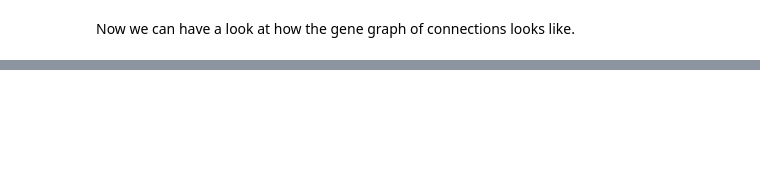
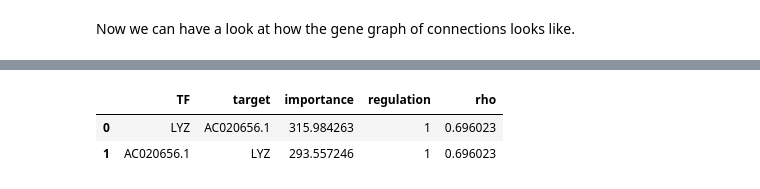
Before and after one commit to masyahook/scGRN, a Jupyter notebook: jupyter/GRN_inference.ipynb, the cells around one changed output, grey strips where cells are left out. Cells and saved outputs as stored; diff of their text form; code cells hidden in the pictures; blank space fills up the shorter version.

```diff
--- a/jupyter/GRN_inference.ipynb
+++ b/jupyter/GRN_inference.ipynb
@@ -625,18 +677,18 @@ else:
         for data in _FILE_PREFIXES[pat]:
             try:
                 # all
-                grnboost2_meta[pat][data]['graph_all'] = nx.read_gpickle(os.path.join(_DATA_HOME, pat, 'data', 'grnboost2', 'nx_path', f'{data}_cor.gpickle'))
-                grnboost2_meta[pat][data]['full_graph_all'] = nx.read_gpickle(os.path.join(_DATA_HOME, pat, 'data', 'grnboost2', 'nx_path', f'{data}_cor_filtered.gpickle'))
+                grnboost2_meta[pat][data]['graph_all'] = nx.read_gpickle(os.path.join(_DATA_HOME, pat, 'data', 'grnboost2', 'nx_graph', f'{data}_cor.gpickle'))
+                grnboost2_meta[pat][data]['full_graph_all'] = nx.read_gpickle(os.path.join(_DATA_HOME, pat, 'data', 'grnboost2', 'nx_graph', f'{data}_cor_filtered.gpickle'))
                 # TF
-                grnboost2_meta[pat][data]['full_graph_TF'] = nx.read_gpickle(os.path.join(_DATA_HOME, pat, 'data', 'grnboost2', 'nx_path', f'{data}_TF_cor.gpickle'))
-                grnboost2_meta[pat][data]['graph_TF'] = nx.read_gpickle(os.path.join(_DATA_HOME, pat, 'data', 'grnboost2', 'nx_path', f'{data}_TF_cor_filtered.gpickle'))
+                grnboost2_meta[pat][data]['full_graph_TF'] = nx.read_gpickle(os.path.join(_DATA_HOME, pat, 'data', 'grnboost2', 'nx_graph', f'{data}_TF_cor.gpickle'))
+                grnboost2_meta[pat][data]['graph_TF'] = nx.read_gpickle(os.path.join(_DATA_HOME, pat, 'data', 'grnboost2', 'nx_graph', f'{data}_TF_cor_filtered.gpickle'))
                 # ctx
-                grnboost2_meta[pat][data]['full_graph_ctx'] = nx.read_gpickle(os.path.join(_DATA_HOME, pat, 'data', 'grnboost2', 'nx_path', f'{data}_TF_ctx.gpickle'))
-                grnboost2_meta[pat][data]['graph_ctx'] = nx.read_gpickle(os.path.join(_DATA_HOME, pat, 'data', 'grnboost2', 'nx_path', f'{data}_TF_ctx_filtered.gpickle'))
+                grnboost2_meta[pat][data]['full_graph_ctx'] = nx.read_gpickle(os.path.join(_DATA_HOME, pat, 'data', 'grnboost2', 'nx_graph', f'{data}_TF_ctx.gpickle'))
+                grnboost2_meta[pat][data]['graph_ctx'] = nx.read_gpickle(os.path.join(_DATA_HOME, pat, 'data', 'grnboost2', 'nx_graph', f'{data}_TF_ctx_filtered.gpickle'))
+                print(colored(data.upper(), 'magenta'))
                 print(f"The graphs contain - {colored('TF', 'red')}: {grnboost2_meta[pat][data]['graph_TF'].number_of_nodes()} nodes and {grnboost2_meta[pat][data]['graph_TF'].number_of_edges()} edges; "
                       f"{colored('ALL', 'red')}: {grnboost2_meta[pat][data]['graph_all'].number_of_nodes()} nodes and {grnboost2_meta[pat][data]['graph_all'].number_of_edges()} edges; "
                       f"{colored('CTX', 'red')}: {grnboost2_meta[pat][data]['graph_ctx'].number_of_nodes()} nodes and {grnboost2_meta[pat][data]['graph_ctx'].number_of_edges()} edges")
-                print()
-            except TypeError:
+            except FileNotFoundError:
                 pass
         print()
@@ -1777,3 +1623,67 @@ for pat in _PATIENTS:
         !python /gpfs/home/bsc08/bsc08890/src/adj_list_to_process.py -f {input_TF} &> /dev/null
         !python /gpfs/home/bsc08/bsc08890/src/adj_list_to_process.py -f {input_ctx} &> /dev/null
         !python /gpfs/home/bsc08/bsc08890/src/adj_list_to_process.py -f {input_all} &> /dev/null
+# %%
+%%time
+
+_PRINT_LOGS = False
+_AVAILABLE_DATAS = {}
+grnboost2_meta = {}
+p_bar = tqdm(_PATIENTS)
+
+for pat in p_bar:
+    p_bar.set_description(f'{pat} patient')
+    grnboost2_meta[pat] = {}
+    _AVAILABLE_DATAS[pat] = {}
+    _AVAILABLE_DATAS[pat]['TF'] = []
+    _AVAILABLE_DATAS[pat]['ctx'] = []
+    _AVAILABLE_DATAS[pat]['all'] = []
+    for fn in _FILE_PREFIXES[pat]:
+        try:
+            input_TF = pd.read_pickle(os.path.join(_DATA_HOME, pat, 'data', 'grnboost2', 'pickle', f'{fn}_TF_cor.pickle'))
+            input_ctx = pd.read_pickle(os.path.join(_DATA_HOME, pat, 'data', 'grnboost2', 'pickle', f'{fn}_TF_ctx.pickle'))
+            _AVAILABLE_DATAS[pat]['TF'].append(fn)
+            _AVAILABLE_DATAS[pat]['ctx'].append(fn)
+        except (FileNotFoundError, pd.errors.EmptyDataError):
+            input_TF = None
+            ctx = None
+            input_ctx = None
+        try:
+            input_all = pd.read_pickle(os.path.join(_DATA_HOME, pat, 'data', 'grnboost2', 'pickle', f'{fn}_cor.pickle'))
+            _AVAILABLE_DATAS[pat]['all'].append(fn)
+        except (FileNotFoundError, pd.errors.EmptyDataError):
+            input_all = None
+        grnboost2_meta[pat][fn] = {
+        'input_TF': input_TF,
+        'input_all': input_all,
+        'filtered_TF': None,
+        'filtered_all': None,
+        'graph_TF': None,
+        'graph_all': None,
+        'full_graph_TF': None,
+        'full_graph_all': None,
+        'input_ctx': input_ctx,
+        'filtered_ctx': None,
+        'graph': None,
+        'full_graph_ctx': None
+        }
+
+if _PRINT_LOGS:
+    for pat in _PATIENTS:
+        print(colored(f'PATIENT: {pat}', 'cyan'))
+        TF_strings, all_strings = [], []
+        for fn, cell_dtype in zip(_FILE_PREFIXES[pat], ['all_data'] + _PATIENT_CELL_TYPES[pat]):
+            TF_strings.append(colored(cell_dtype, 'green' if fn in _AVAILABLE_DATAS[pat]['TF'] else 'red'))
+            all_strings.append(colored(cell_dtype, 'green' if fn in _AVAILABLE_DATAS[pat]['all'] else 'red'))
+        print('TFs')
+        print(', '.join(TF_strings))
+        print('All genes')
+        print(', '.join(all_strings))
+        print()
+
+
+print('The first 2 rows of GRNBoost2 output as an example (based on all genes and all cells)..')
+display(grnboost2_meta[_PATIENTS[0]]['raw_data']['input_all'].head(2))
+print('After processing of ctx output..')
+display(grnboost2_meta[_PATIENTS[0]]['raw_data']['input_ctx'].head(2))
+# %% [output]
@@ -1779,0 +1691,3 @@ for pat in _PATIENTS:
+|  | TF | target | importance | regulation | rho |
+| 0 | LYZ | AC020656.1 | 315.984263 | 1 | 0.696023 |
+| 1 | AC020656.1 | LYZ | 293.557246 | 1 | 0.696023 |
```
Also changed, not shown: parts of 40 cells of this notebook, 1 other file.
